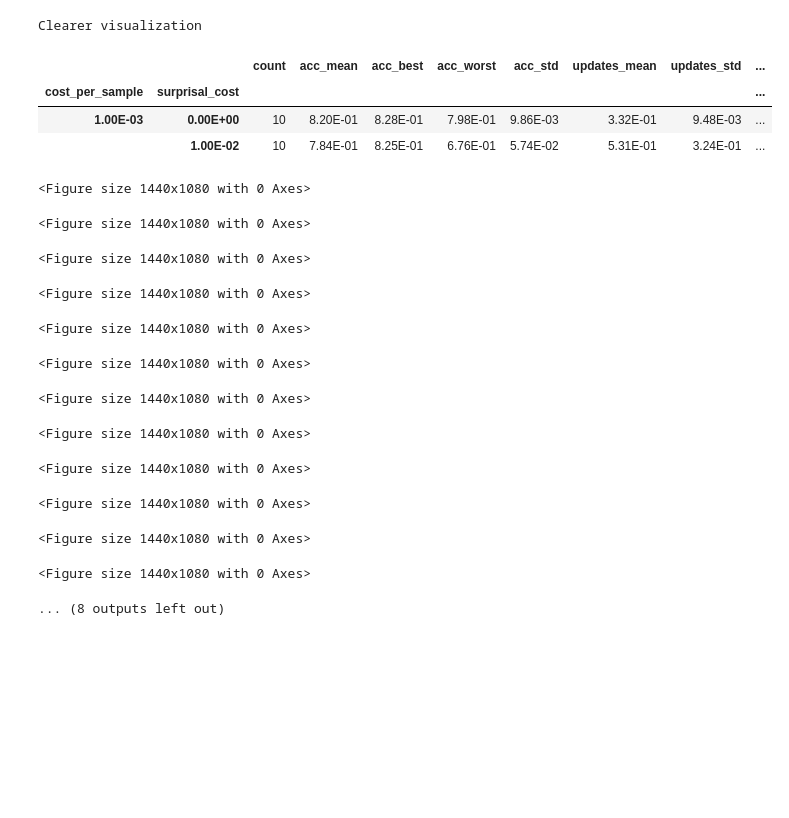
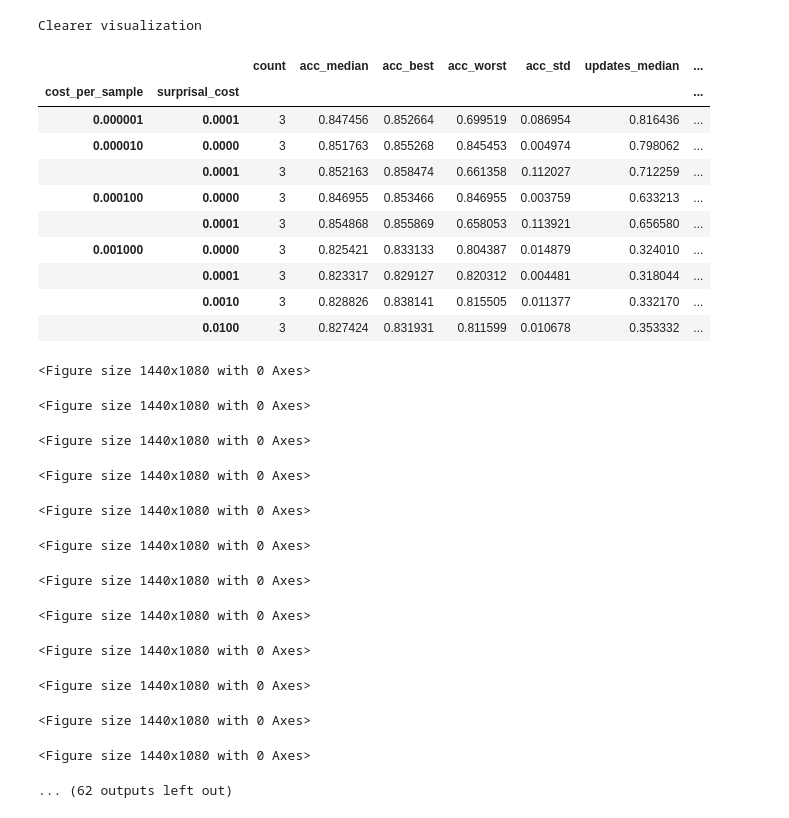
Before and after one commit to EmyArts/skiprnn-2017-telecombcn, a Jupyter notebook: src/postprocessing.ipynb, the cells around one changed output. Cells and saved outputs as stored; diff of their text form; code cells hidden in the pictures; blank space fills up the shorter version.

```diff
--- a/src/postprocessing.ipynb
+++ b/src/postprocessing.ipynb
@@ -6,9 +6,11 @@ import matplotlib.pyplot as plt
 import pickle
 import matplotlib
 from matplotlib.lines import Line2D
+import matplotlib.ticker as ticker
 
-folder = '../../AfterFailure'
+folder = '../../AfterFailure/Gridsearch'
 # %%
+test_val = 'val'
 csvs = []
 
 count_nan = 0
@@ -91,8 +93,8 @@ big_df['val_acc'].hist(figsize=(10, 10))
 best_rows = []
 best_accs = []
 for df in csvs:
-    best_accs.append(df.loc[:, 'test_acc'].max())
-    best_rows.append(df.loc[df.loc[:, 'test_acc'].argmax()].to_dict())
+    best_accs.append(df.loc[:, (test_val + '_acc')].max())
+    best_rows.append(df.loc[df.loc[:, test_val + '_acc'].argmax()].to_dict())
 # %%
 best_df = pd.DataFrame(best_rows)
 best_df = best_df.drop(columns= ["learning_rate", "hidden_units", "batch_size", "early_stopping"])
@@ -157,9 +166,9 @@ Dataframe with all best epochs for Validation accuracy
 print("Dataframe with one per trials")
 # mean_df = best_df.groupby(by=["cost_per_sample", "surprisal_cost"])
 # sorted = best_df.groupby(["cost_per_sample", "surprisal_cost"], sort="val_acc")
-sorted = best_df.groupby(["cost_per_sample", "surprisal_cost"], sort="test_acc")
+sorted = best_df.groupby(["cost_per_sample", "surprisal_cost"], sort=(test_val + "_acc"))
 # sorted = best_df.groupby(["surprisal_cost"], sort="val_acc")
-trial_mean = sorted.mean().reset_index()
+trial_mean = sorted.median().reset_index()
 # trial_cps_mean = best_df.groupby(["surprisal_cost"], sort="val_acc").mean().reset_index()
 trial_mean
 # %% [output]
@@ -216,25 +253,32 @@ Index(['cost_per_sample', 'surprisal_cost', 'epoch', 'trial', 'val_acc',
 # %%
 # mean_df = mean_df.max()
 # mean_df.sort_values(by='val_acc')
 print("Clearer visualization")
 # , axis=1, names=["acc_mean", "acc_std", "updates_mean",
 # "updates_std"])
-view = pd.DataFrame({'count': sorted.test_acc.count(),
-                     'acc_mean': sorted.test_acc.mean(),
-                     'acc_best': sorted.test_acc.max(),
-                     'acc_worst': sorted.test_acc.min(),
-                     'acc_std': sorted.test_acc.std(),
-                     'updates_mean': sorted.test_updates.mean(),
-                     'updates_std': sorted.test_updates.std(),
+view = pd.DataFrame({'count': sorted[test_val + "_acc"].count(),
+                     'acc_median': sorted[test_val + "_acc"].median(),
+                     'acc_best': sorted[test_val + "_acc"].max(),
+                     'acc_worst': sorted[test_val + "_acc"].min(),
+                     'acc_std': sorted[test_val + "_acc"].std(),
+                     'updates_median': sorted[test_val + "_updates"].median(),
+                     'updates_std': sorted[test_val + "_updates"].std(),
                      'epoch_mean': sorted.epoch.mean()})
 # view.rename(columns=["acc_mean", "acc_std", "updates_mean", "updates_std"])
-view[view['acc_mean'] > 0.75]
+view[view['acc_median'] > 0.75]
 # %% [output]
 Clearer visualization
-|  |  | count | acc_mean | acc_best | acc_worst | acc_std | updates_mean | updates_std | ... |
-| cost_per_sample | surprisal_cost |  |  |  |  |  |  |  | ... |
-| 1.00E-03 | 0.00E+00 | 10 | 8.20E-01 | 8.28E-01 | 7.98E-01 | 9.86E-03 | 3.32E-01 | 9.48E-03 | ... |
-|  | 1.00E-02 | 10 | 7.84E-01 | 8.25E-01 | 6.76E-01 | 5.74E-02 | 5.31E-01 | 3.24E-01 | ... |
+|  |  | count | acc_median | acc_best | acc_worst | acc_std | updates_median | ... |
+| cost_per_sample | surprisal_cost |  |  |  |  |  |  | ... |
+| 0.000001 | 0.0001 | 3 | 0.847456 | 0.852664 | 0.699519 | 0.086954 | 0.816436 | ... |
+| 0.000010 | 0.0000 | 3 | 0.851763 | 0.855268 | 0.845453 | 0.004974 | 0.798062 | ... |
+|  | 0.0001 | 3 | 0.852163 | 0.858474 | 0.661358 | 0.112027 | 0.712259 | ... |
+| 0.000100 | 0.0000 | 3 | 0.846955 | 0.853466 | 0.846955 | 0.003759 | 0.633213 | ... |
+|  | 0.0001 | 3 | 0.854868 | 0.855869 | 0.658053 | 0.113921 | 0.656580 | ... |
+| 0.001000 | 0.0000 | 3 | 0.825421 | 0.833133 | 0.804387 | 0.014879 | 0.324010 | ... |
+|  | 0.0001 | 3 | 0.823317 | 0.829127 | 0.820312 | 0.004481 | 0.318044 | ... |
+|  | 0.0010 | 3 | 0.828826 | 0.838141 | 0.815505 | 0.011377 | 0.332170 | ... |
+|  | 0.0100 | 3 | 0.827424 | 0.831931 | 0.811599 | 0.010678 | 0.353332 | ... |
 # %%
 # lr0001 = [csv for csv in csvs if csv['learning_rate'][0]==0.0001 and csv['hidden_units'][0]==32]
 
@@ -257,6 +301,7 @@ for i, df in enumerate(csvs):
     b = df['val_updates'].plot(ax=ax2, c='r', label="val_updates")
     c = df['train_updates'].plot(ax=ax2, c='g', label="train_updates")
     ax2.set_ylabel("Updates")
+    ax2.set_xlabel("Epoch")
     ax2.set_ylim(0, 1.01)
     # lns.append(ax2.get_lines)
     # labs = [l.get_label() for l in lns]
@@ -276,7 +321,7 @@ for i, df in enumerate(csvs):
 <Figure size 1440x1080 with 0 Axes>
 <Figure size 1440x1080 with 0 Axes>
 <Figure size 1440x1080 with 0 Axes>
-... (8 outputs left out)
+... (62 outputs left out)
 # %%
 # if not os.path.exists(f"{folder}/lrplots"):
 #     os.makedirs(f"{folder}/lrplots")
```
Also changed, not shown: parts of 13 cells of this notebook, 2 other files.
